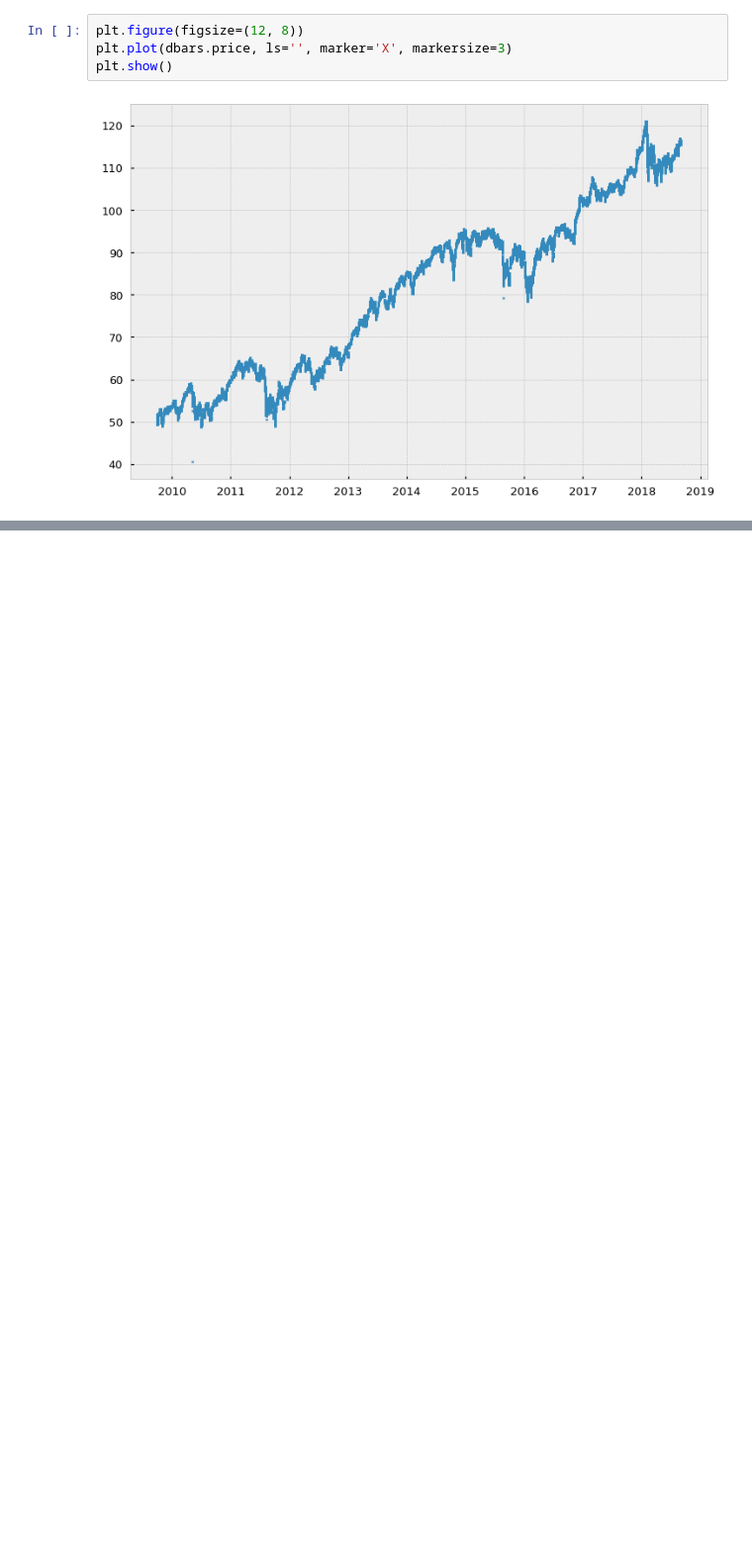
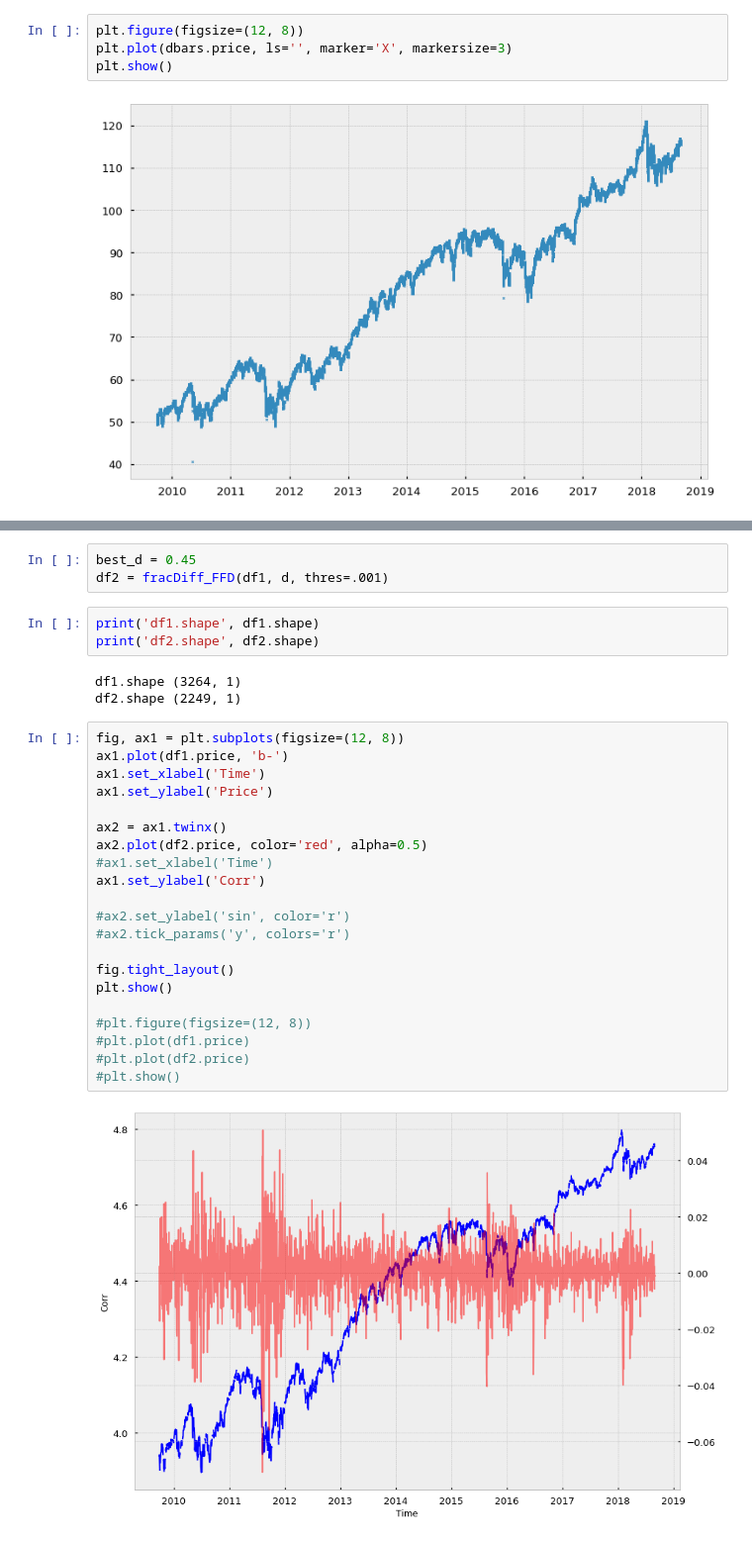
Before and after one commit to Dynami/Adv_Fin_ML_Exercises, a Jupyter notebook: notebooks/FractionallyDifferentiatedFeatures.ipynb, the cells around one changed output, grey strips where cells are left out. Shown at 99% size. Cells and saved outputs as stored; diff of their text form; blank space fills up the shorter version.

```diff
--- a/notebooks/FractionallyDifferentiatedFeatures.ipynb
+++ b/notebooks/FractionallyDifferentiatedFeatures.ipynb
@@ -593,0 +649,32 @@ nan
+# %%
+best_d = 0.45
+df2 = fracDiff_FFD(df1, d, thres=.001)
+# %%
+print('df1.shape', df1.shape)
+print('df2.shape', df2.shape)
+# %% [output]
+df1.shape (3264, 1)
+df2.shape (2249, 1)
+# %%
+fig, ax1 = plt.subplots(figsize=(12, 8))
+ax1.plot(df1.price, 'b-')
+ax1.set_xlabel('Time')
+ax1.set_ylabel('Price')
+
+ax2 = ax1.twinx()
+ax2.plot(df2.price, color='red', alpha=0.5)
+#ax1.set_xlabel('Time')
+ax1.set_ylabel('Corr')
+
+#ax2.set_ylabel('sin', color='r')
+#ax2.tick_params('y', colors='r')
+
+fig.tight_layout()
+plt.show()
+
+#plt.figure(figsize=(12, 8))
+#plt.plot(df1.price)
+#plt.plot(df2.price)
+#plt.show()
+# %% [output]
+[figure, added]
```
Also changed, not shown: parts of 8 cells of this notebook.
